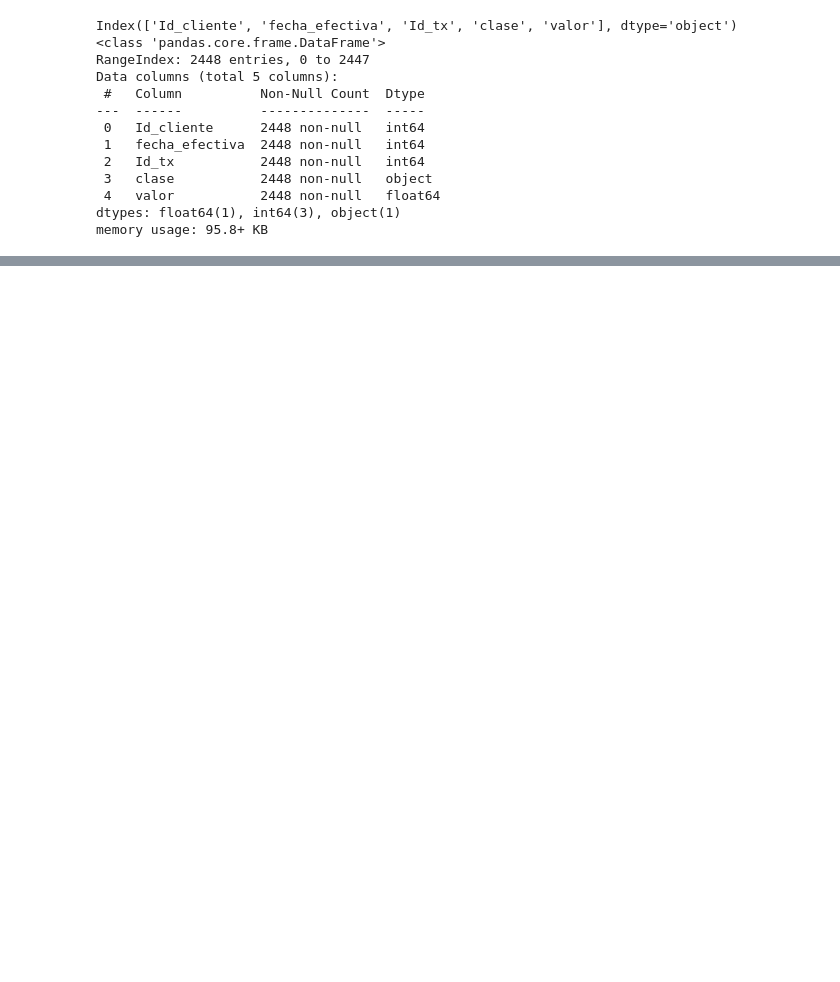
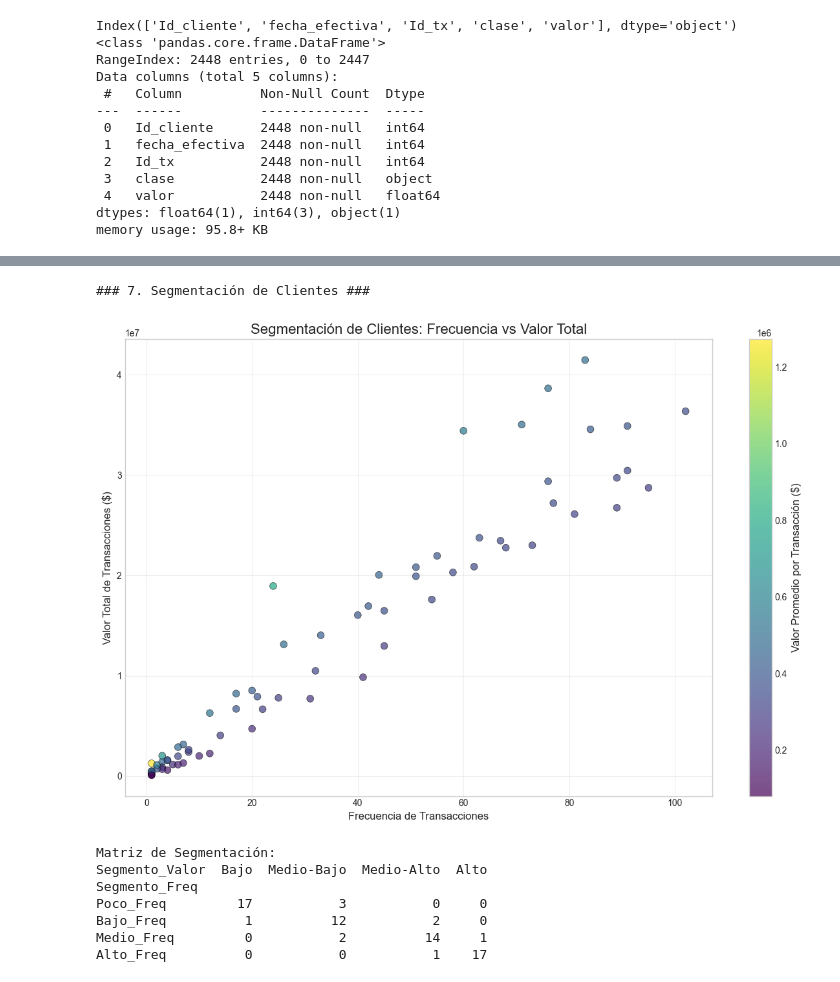
Before and after one commit to BrayanCumbalazaVallejo/customer-segmentation-test, a Jupyter notebook: homework/Sol_punto_1A.ipynb, the cells around one changed output, grey strips where cells are left out. Drawn from its saved outputs; the diff is of its cells as text; code cells hidden in the pictures; blank space fills up the shorter version.

```diff
--- a/homework/Sol_punto_1A.ipynb
+++ b/homework/Sol_punto_1A.ipynb
@@ -177,0 +246,47 @@ Análisis Descriptivo Completado ✅
+# %%
+# --- 7. Segmentación de Clientes ---
+print("\n### 7. Segmentación de Clientes ###")
+
+# Crear características para segmentación
+cliente_features = df.groupby('Id_cliente').agg({
+    'valor': ['count', 'sum', 'mean', 'std'],
+    'fecha_efectiva': ['min', 'max']
+}).round(2)
+
+cliente_features.columns = ['Freq', 'Total', 'Promedio', 'StdDev', 'Primera_Tx', 'Ultima_Tx']
+cliente_features['Duracion_Dias'] = (cliente_features['Ultima_Tx'] - cliente_features['Primera_Tx']).dt.days
+
+# Segmentación usando cuartiles
+cliente_features['Segmento_Valor'] = pd.qcut(cliente_features['Total'],
+                                           q=4, labels=['Bajo', 'Medio-Bajo', 'Medio-Alto', 'Alto'])
+cliente_features['Segmento_Freq'] = pd.qcut(cliente_features['Freq'],
+                                           q=4, labels=['Poco_Freq', 'Bajo_Freq', 'Medio_Freq', 'Alto_Freq'])
+
+# Gráfico 9: Scatter plot de segmentación
+plt.figure(figsize=(12, 8))
+scatter = plt.scatter(cliente_features['Freq'], cliente_features['Total'],
+                     c=cliente_features['Promedio'], cmap='viridis',
+                     s=60, alpha=0.7, edgecolors='black', linewidth=0.5)
+plt.colorbar(scatter, label='Valor Promedio por Transacción ($)')
+plt.xlabel('Frecuencia de Transacciones')
+plt.ylabel('Valor Total de Transacciones ($)')
+plt.title('Segmentación de Clientes: Frecuencia vs Valor Total', fontsize=16)
+plt.grid(True, alpha=0.3)
+plt.tight_layout()
+plt.show()
+
+# Matriz de segmentación
+segmentacion_matrix = pd.crosstab(cliente_features['Segmento_Freq'],
+                                 cliente_features['Segmento_Valor'])
+print("\nMatriz de Segmentación:")
+print(segmentacion_matrix)
+# %% [output]
+### 7. Segmentación de Clientes ###
+[figure, added]
+Matriz de Segmentación:
+Segmento_Valor  Bajo  Medio-Bajo  Medio-Alto  Alto
+Segmento_Freq
+Poco_Freq         17           3           0     0
+Bajo_Freq          1          12           2     0
+Medio_Freq         0           2          14     1
+Alto_Freq          0           0           1    17
```
Also changed, not shown: parts of 5 cells of this notebook, 7 other files.
